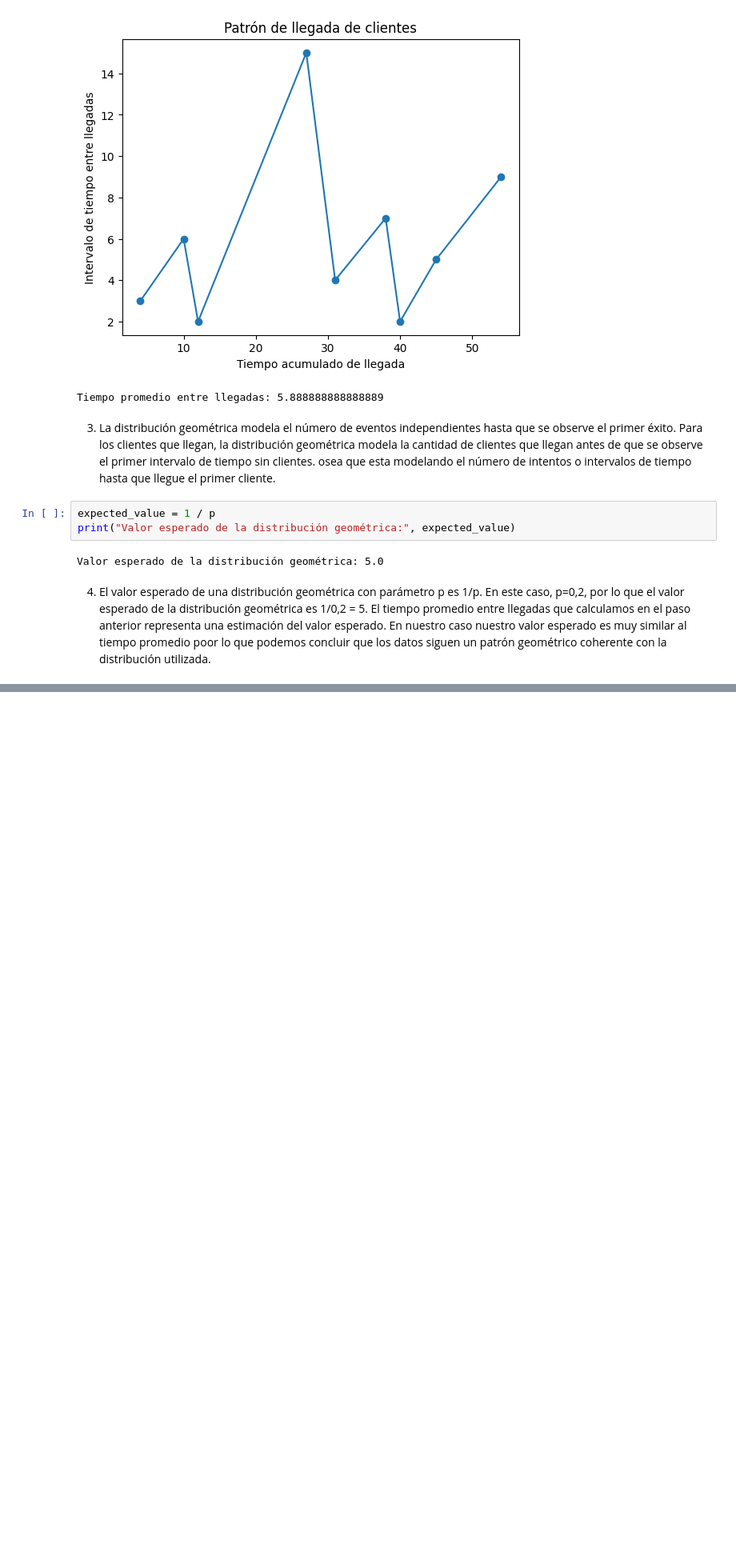
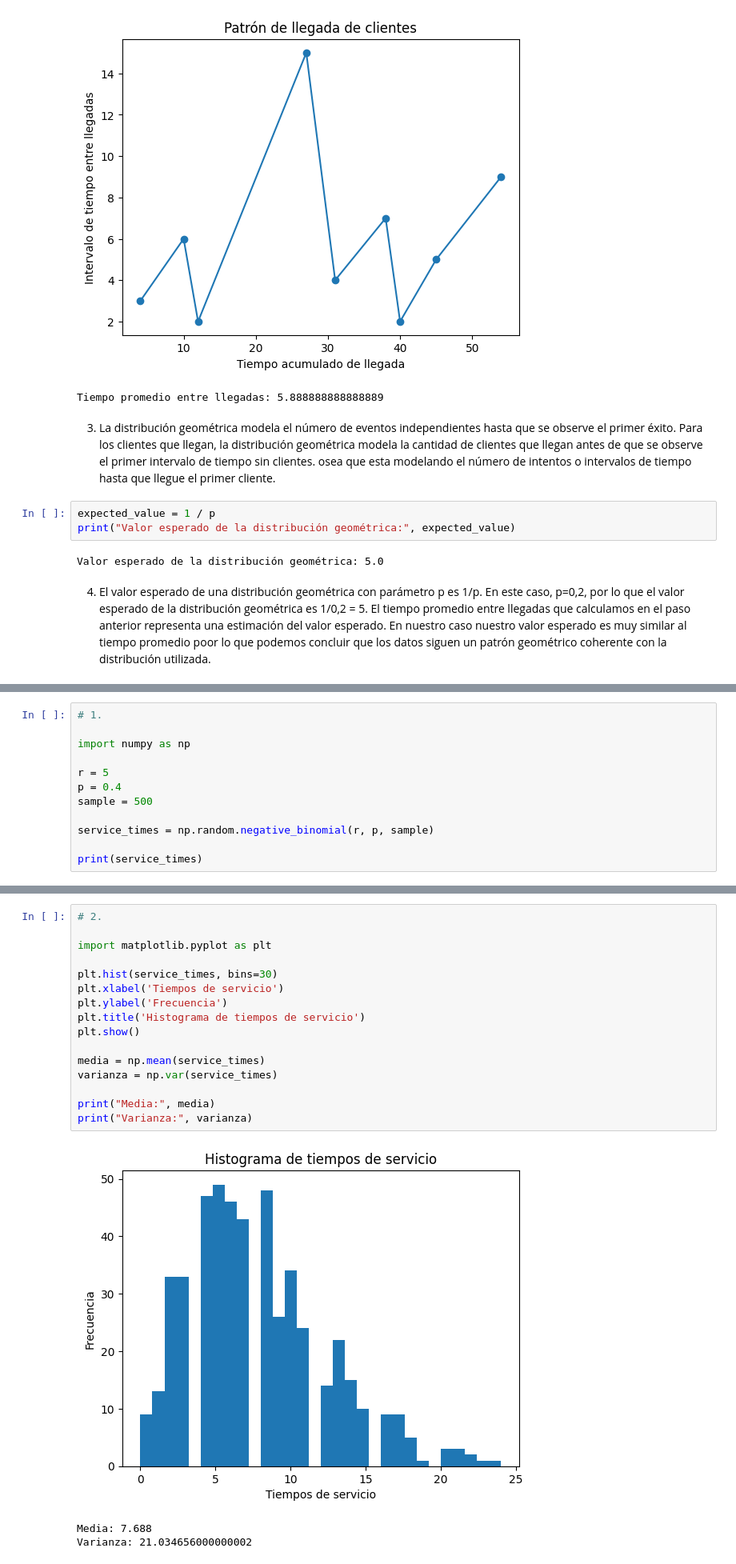
Before and after one commit to MarianoReyes/Lab2_ModSim, a Jupyter notebook: parte3.ipynb, the cells around one changed output, grey strips where cells are left out. Shown at 80% size. Drawn from its saved outputs; the diff is of its cells as text; blank space fills up the shorter version.

```diff
--- a/parte3.ipynb
+++ b/parte3.ipynb
@@ -44,0 +47,12 @@ Valor esperado de la distribución geométrica: 5.0
+# %%
+# 1.
+
+import numpy as np
+
+r = 5
+p = 0.4
+sample = 500
+
+service_times = np.random.negative_binomial(r, p, sample)
+
+print(service_times)
@@ -44,0 +77,20 @@ Valor esperado de la distribución geométrica: 5.0
+# %%
+# 2.
+
+import matplotlib.pyplot as plt
+
+plt.hist(service_times, bins=30)
+plt.xlabel('Tiempos de servicio')
+plt.ylabel('Frecuencia')
+plt.title('Histograma de tiempos de servicio')
+plt.show()
+
+media = np.mean(service_times)
+varianza = np.var(service_times)
+
+print("Media:", media)
+print("Varianza:", varianza)
+# %% [output]
+[figure, added]
+Media: 7.688
+Varianza: 21.034656000000002
```
Also changed, not shown: parts of 5 cells of this notebook.
